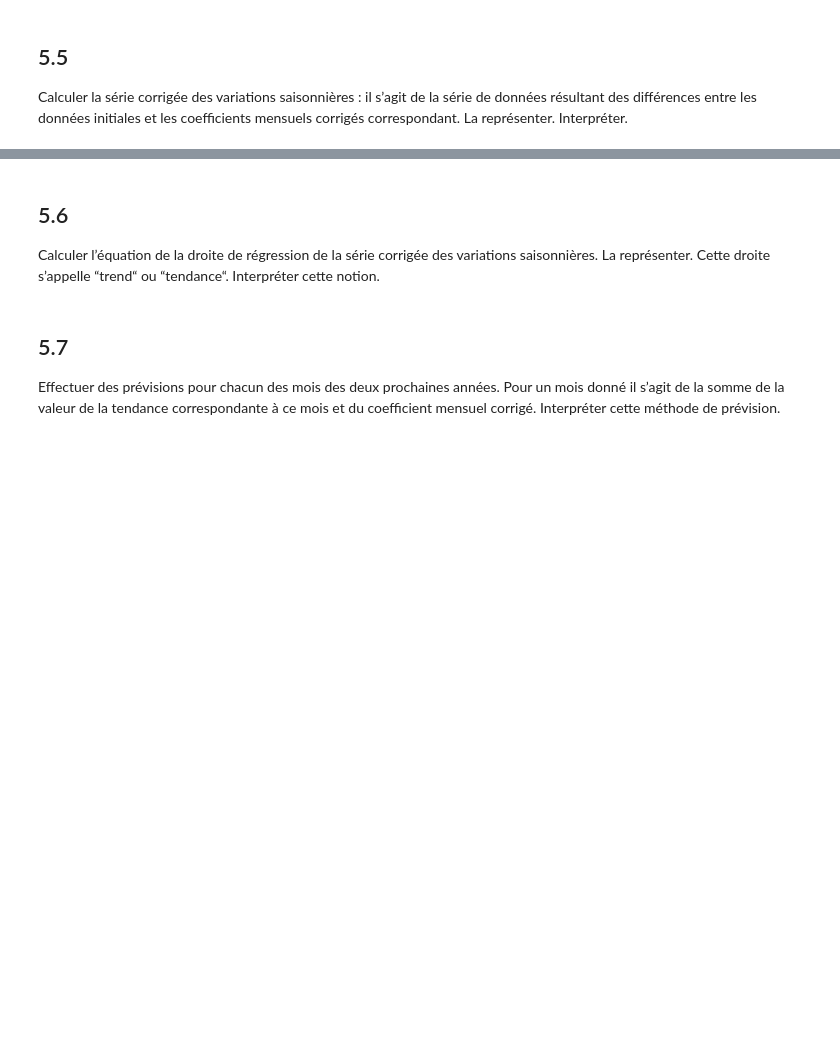
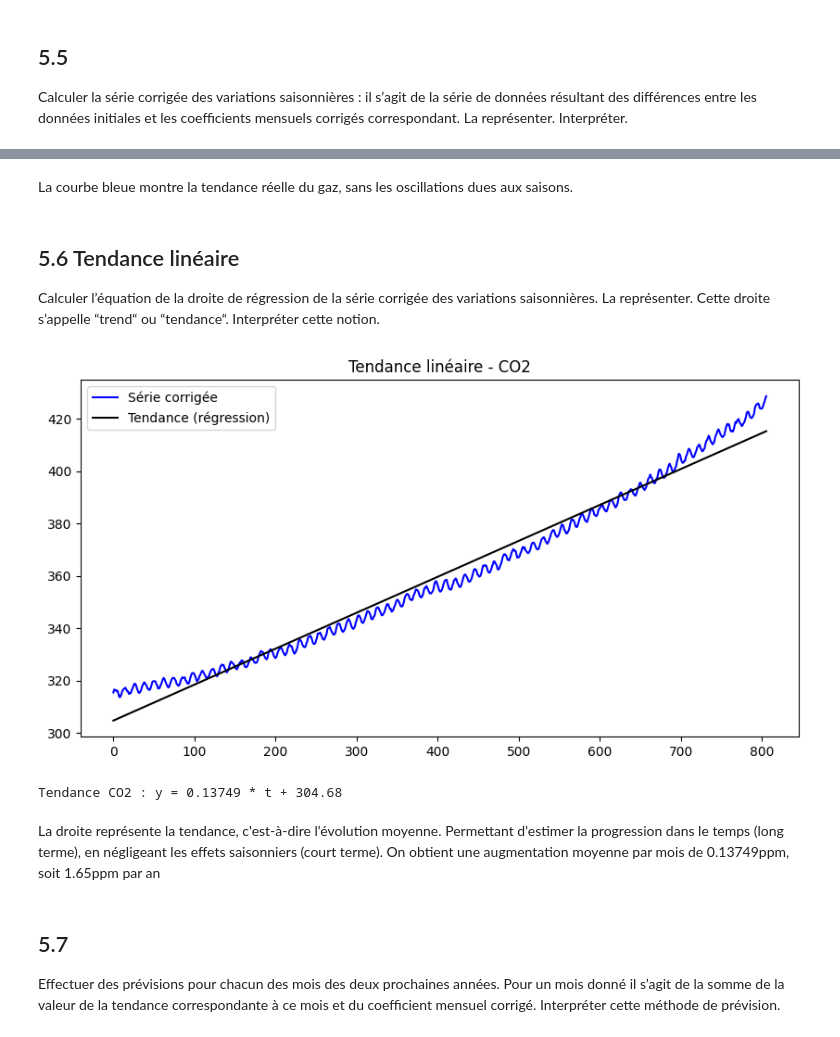
Before and after one commit to DiniBis/2STAT, a Jupyter notebook: main.ipynb, the cells around one changed output, grey strips where cells are left out. Cells and saved outputs as stored; diff of their text form; code cells hidden in the pictures; blank space fills up the shorter version.

```diff
--- a/main.ipynb
+++ b/main.ipynb
@@ -221,6 +272,45 @@ Calculer la série corrigée des variations saisonnières : il s’agit de la s
+# %% [markdown]
+La courbe bleue montre la tendance réelle du gaz, sans les oscillations dues aux saisons.
 # %% [markdown]
-## 5.6
+## 5.6 Tendance linéaire
 Calculer l’équation de la droite de régression de la série corrigée des variations saisonnières. La représenter.  Cette droite s’appelle “trend“ ou “tendance“. Interpréter cette notion.
+# %%
+from sklearn.linear_model import LinearRegression
+
+#Création de l'index temporel t (ex: 0, 1, 2, ...)
+t_co2 = np.arange(len(co2)).reshape(-1, 1)
+serie_corr_co2 = co2["serie_corr"].values.reshape(-1, 1)
+
+#Enlever les NaN (début/fin)
+mask_valid = ~np.isnan(serie_corr_co2).flatten()
+t_valid = t_co2[mask_valid]
+y_valid = serie_corr_co2[mask_valid]
+
+#Régression linéaire
+model = LinearRegression()
+model.fit(t_valid, y_valid)
+trend = model.predict(t_co2)
+
+#Ajout dans le DataFrame
+co2["trend"] = trend
+
+#Affichage
+plt.figure(figsize=(10,5))
+plt.plot(co2["serie_corr"], label="Série corrigée", color="blue")
+plt.plot(co2["trend"], label="Tendance (régression)", color="black")
+plt.title("Tendance linéaire - CO2")
+plt.legend()
+plt.show()
+
+#Equation
+print(f"Tendance CO2 : y = {model.coef_[0][0]:.5f} * t + {model.intercept_[0]:.2f}")
+# %% [output]
+[figure, added]
+Tendance CO2 : y = 0.13749 * t + 304.68
+# %% [markdown]
+La droite représente la tendance, c'est-à-dire l'évolution moyenne.
+Permettant d'estimer la progression dans le temps (long terme), en négligeant les effets saisonniers (court terme).
+On obtient une augmentation moyenne par mois de 0.13749ppm, soit 1.65ppm par an
 # %% [markdown]
 ## 5.7
 Effectuer des prévisions pour chacun des mois des deux prochaines années. Pour un mois donné il s’agit de la somme de la valeur de la tendance correspondante à ce mois et du coefficient mensuel corrigé. Interpréter cette méthode de prévision.
```
Also changed, not shown: parts of 9 cells of this notebook.
